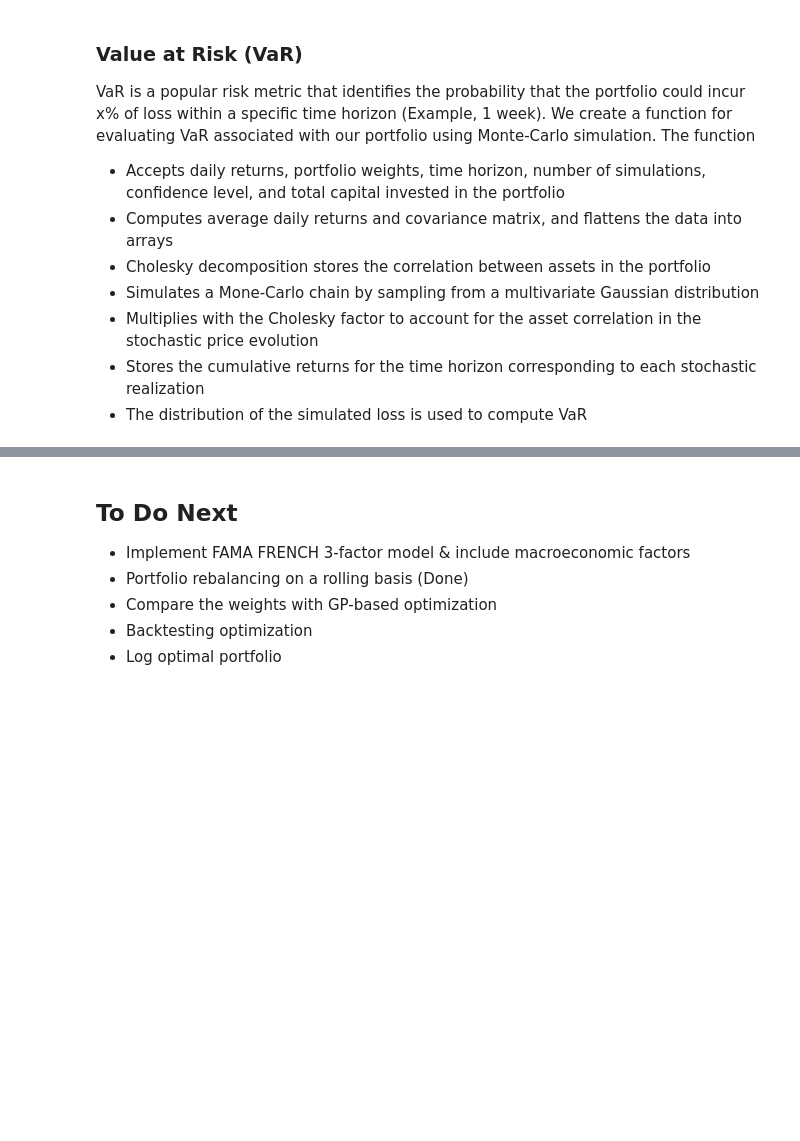
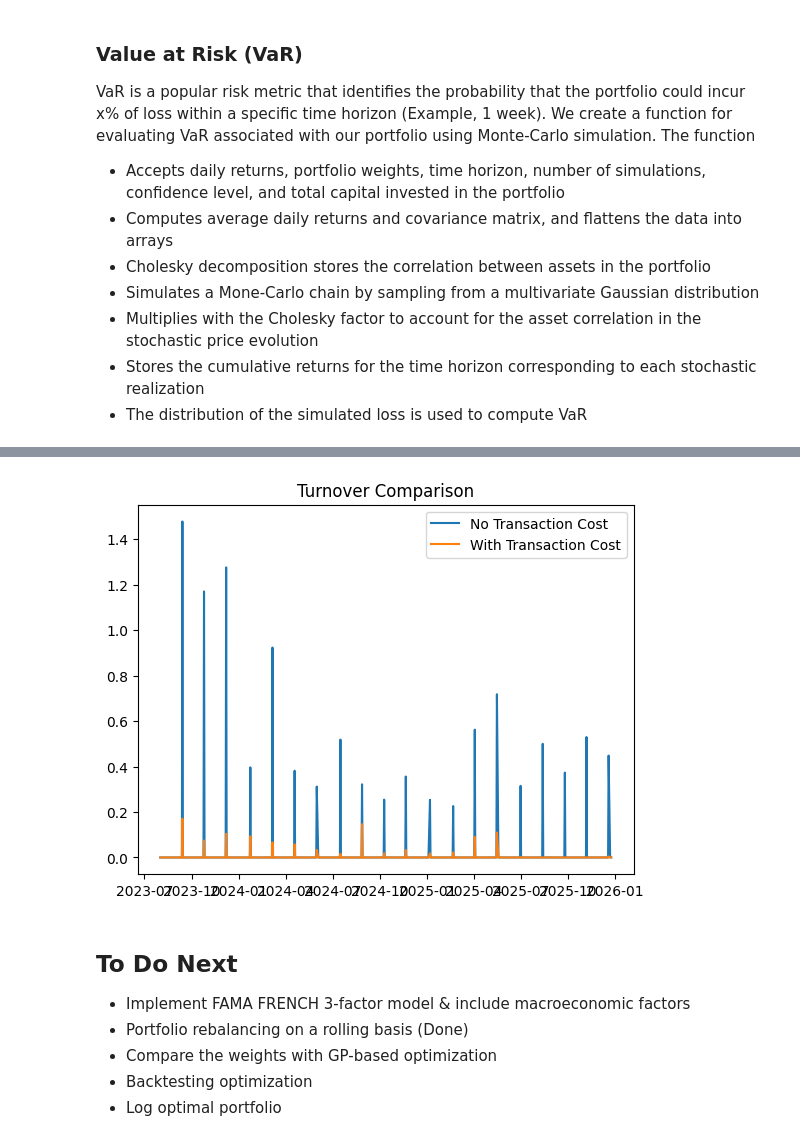
Before and after one commit to devanshu-cosmo/ml-projects, a Jupyter notebook: portfolio_optimization/portfolio_opt.ipynb, the cells around one changed output, grey strips where cells are left out. Cells and saved outputs as stored; diff of their text form; code cells hidden in the pictures; blank space fills up the shorter version.

```diff
--- a/portfolio_optimization/portfolio_opt.ipynb
+++ b/portfolio_optimization/portfolio_opt.ipynb
@@ -105,3 +175,37 @@ equi_portfolio_value.plot()
+# %%
+# Decision variables
+w_milp = cp.Variable(n)
+z = cp.Variable(n, boolean=True)
+
+Sigma = S("shrink").values
+mu = annualized_returns.values
+
+K = 5  # max number of assets
+
+# Objective is to minimize risk
+objective_milp = cp.Minimize(cp.quad_form(w_milp, Sigma))
+
+# sector wise constraints
+tech_stocks = [2,3,5]
+
+# Constraints
+constraints_milp = [
+    cp.sum(w_milp) == 1,
+    w_milp >= 0,
+    w_milp <= z,        # link weights to binary selection
+    cp.sum(z) <= K,
+    cp.sum(w_lp[tech_stocks]) <= 0.4 # sector wise exposure constraint
+]
+
+# Solve
+problem_milp = cp.Problem(objective_milp, constraints_milp)
+problem_milp.solve(solver=cp.ECOS_BB)  # works without Gurobi
+
+# Results
+weights_milp = w_milp.value
+
+print("Selected assets:", (z.value > 0.5).astype(int))
+print("MILP weights:", weights_milp)
 # %% [markdown]
 ## Portfolio Constraints and Customization
 
@@ -642 +822,9 @@ plt.show()
+# %%
+plt.plot(turnover_no_tc, label="No Transaction Cost")
+plt.plot(turnover_tc, label="With Transaction Cost")
+plt.legend()
+plt.title("Turnover Comparison")
+plt.show()
+# %% [output]
+[figure, added]
 # %% [markdown]
```
Also changed, not shown: parts of 24 cells of this notebook.
